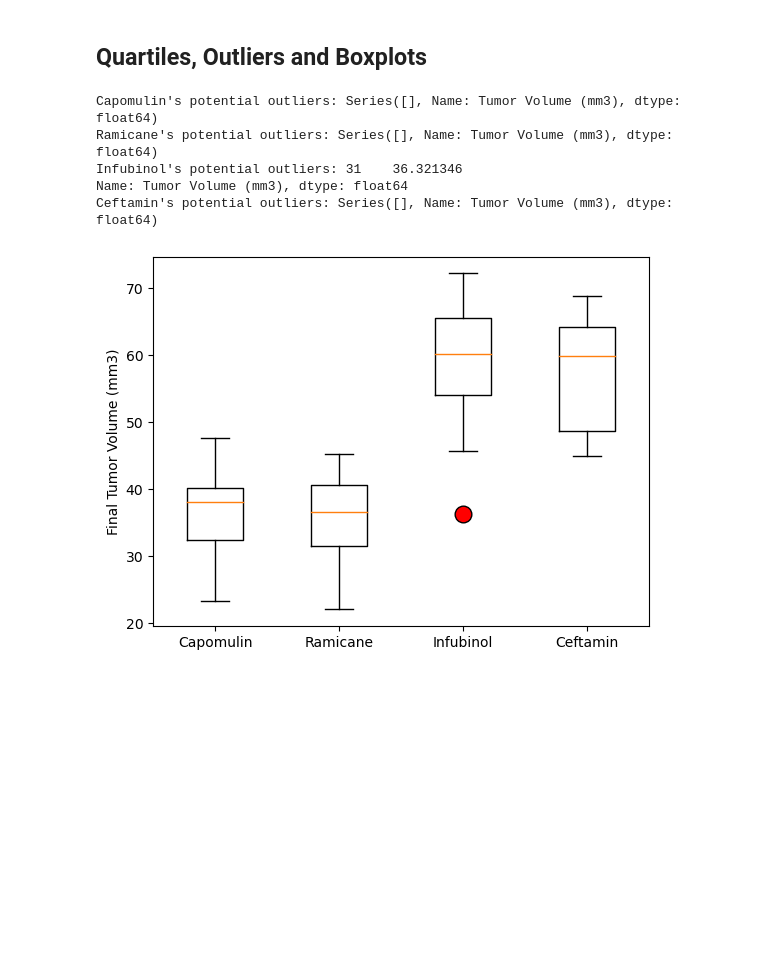
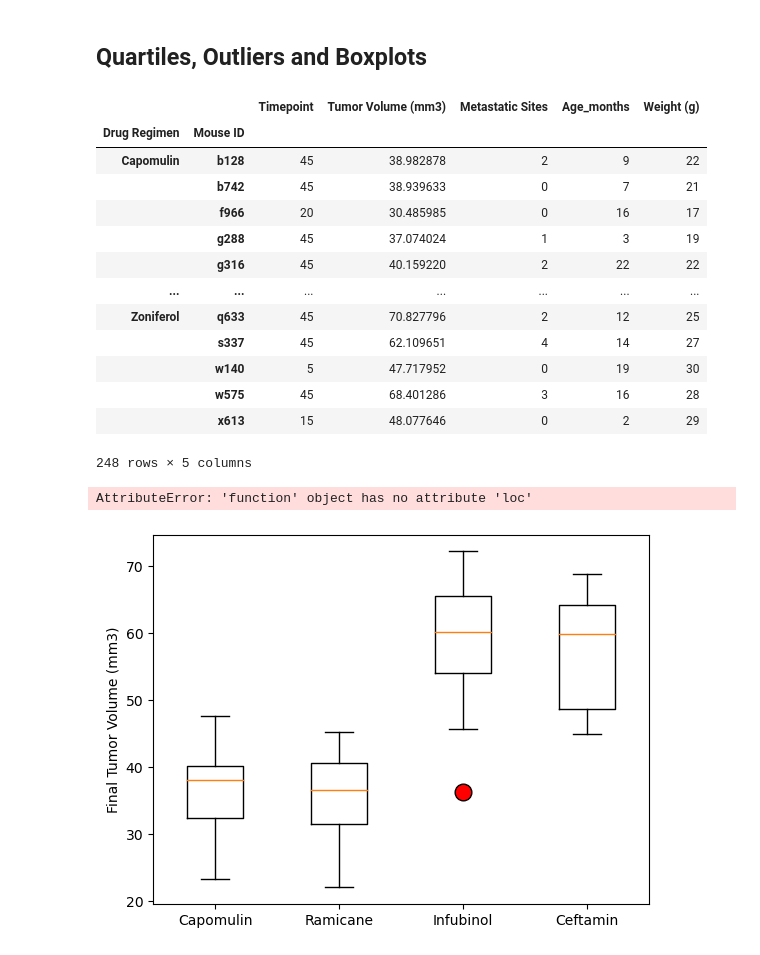
Before and after one commit to colca6/matplotlib-challenge, a Jupyter notebook: Starter_Code/Pymaceuticals/pymaceuticals_starter.ipynb, the cells around one changed output. Drawn from its saved outputs; the diff is of its cells as text; code cells hidden in the pictures; blank space fills up the shorter version.

```diff
--- a/Starter_Code/Pymaceuticals/pymaceuticals_starter.ipynb
+++ b/Starter_Code/Pymaceuticals/pymaceuticals_starter.ipynb
@@ -262,21 +266,40 @@ plt.show
 # %%
 # Calculate the final tumor volume of each mouse across four of the treatment regimens:
 # Capomulin, Ramicane, Infubinol, and Ceftamin
+drug = ['Capomulin', 'Ramicane', 'Infubinol', 'Ceftamin']
 
 # Start by getting the last (greatest) timepoint for each mouse
-
+last_timepoint = clean_mice_df.groupby(['Drug Regimen', 'Mouse ID']).sort('Timepoint')
+last_timepoint( 'Tumor Volume (mm3)')
+#last_timepoint( 'Timepoint','Tumor Volume (mm3)')
 
 # Merge this group df with the original DataFrame to get the tumor volume at the last timepoint
+# %% [output]
+|  |  | Timepoint | Tumor Volume (mm3) | Metastatic Sites | Age_months | Weight (g) |
+| Drug Regimen | Mouse ID |  |  |  |  |  |
+| Capomulin | b128 | 45 | 38.982878 | 2 | 9 | 22 |
+|  | b742 | 45 | 38.939633 | 0 | 7 | 21 |
+|  | f966 | 20 | 30.485985 | 0 | 16 | 17 |
+|  | g288 | 45 | 37.074024 | 1 | 3 | 19 |
+|  | g316 | 45 | 40.159220 | 2 | 22 | 22 |
+| ... | ... | ... | ... | ... | ... | ... |
+| Zoniferol | q633 | 45 | 70.827796 | 2 | 12 | 25 |
+|  | s337 | 45 | 62.109651 | 4 | 14 | 27 |
+|  | w140 | 5 | 47.717952 | 0 | 19 | 30 |
+|  | w575 | 45 | 68.401286 | 3 | 16 | 28 |
+|  | x613 | 15 | 48.077646 | 0 | 2 | 29 |
+248 rows × 5 columns
 # %%
 # Put treatments into a list for for loop (and later for plot labels)
-
+treatments = ['Capomulin', 'Ramicane', 'Infubinol', 'Ceftamin']
 
 # Create empty list to fill with tumor vol data (for plotting)
-
+tumor_vol_final = []
 
 # Calculate the IQR and quantitatively determine if there are any potential outliers.
-
-
+for treatment in treatments:
+    drug_reg = last_timepoint.loc[last_timepoint['Drug Regimen'] == treatment]
+    drug_reg
     # Locate the rows which contain mice on each drug and get the tumor volumes
 
 
@@ -285,11 +308,7 @@ plt.show
 
     # Determine outliers using upper and lower bounds
 # %% [output]
-Capomulin's potential outliers: Series([], Name: Tumor Volume (mm3), dtype: float64)
-Ramicane's potential outliers: Series([], Name: Tumor Volume (mm3), dtype: float64)
-Infubinol's potential outliers: 31    36.321346
-Name: Tumor Volume (mm3), dtype: float64
-Ceftamin's potential outliers: Series([], Name: Tumor Volume (mm3), dtype: float64)
+AttributeError: 'function' object has no attribute 'loc'
 # %%
 # Generate a box plot that shows the distrubution of the tumor volume for each treatment group.
 # %% [output]
```
Also changed, not shown: parts of 4 cells of this notebook.
